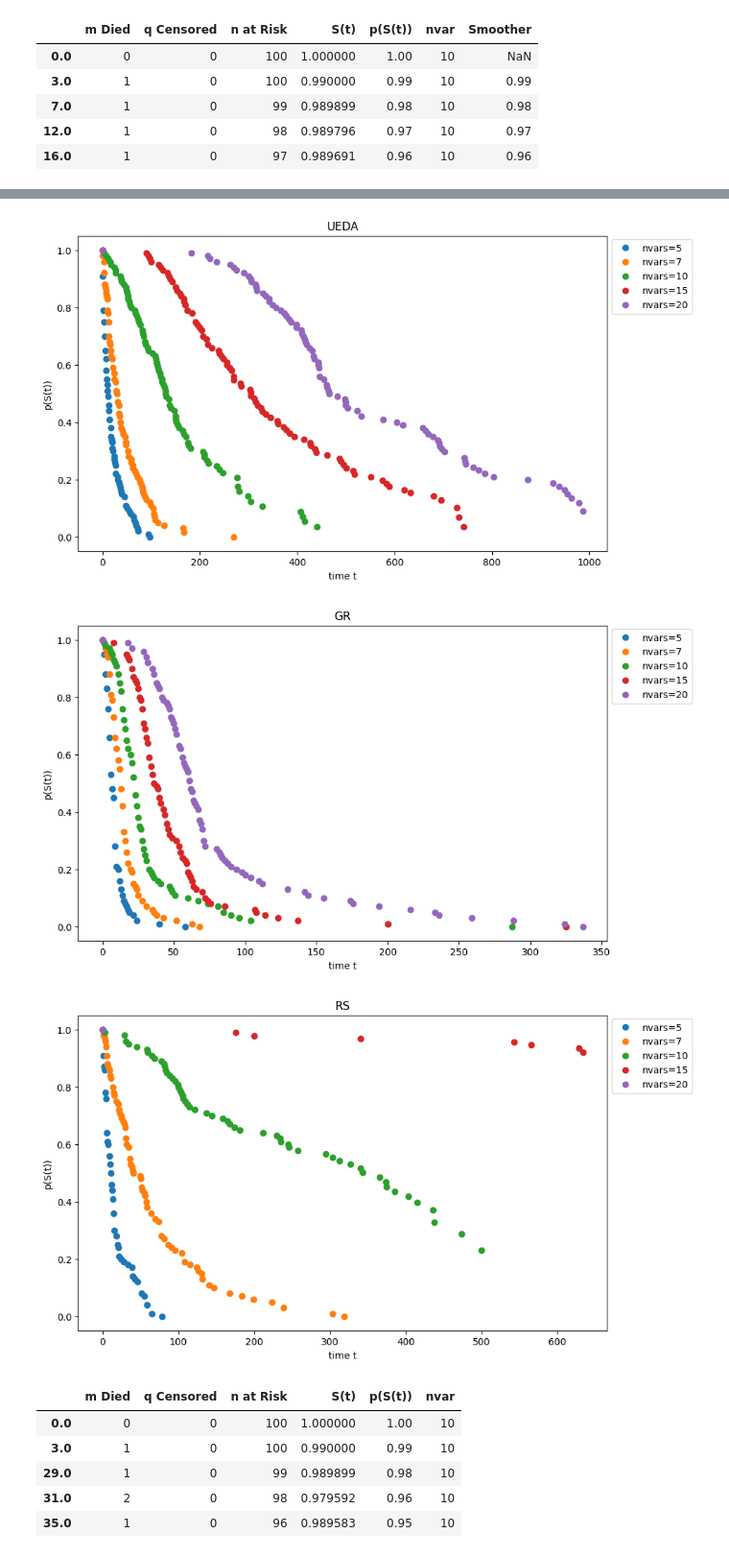
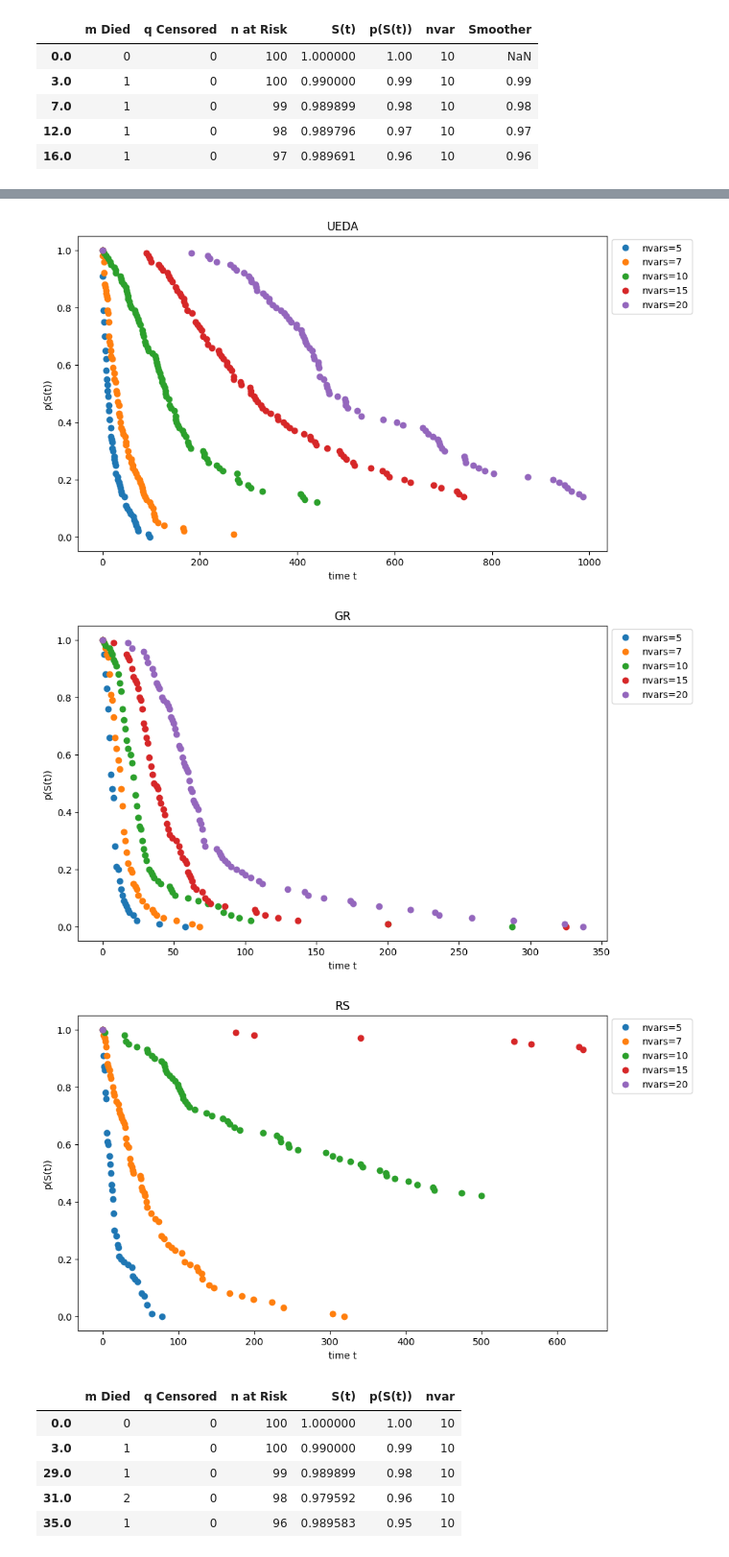
Before and after one commit to denizterzioglu/sabbo, a Jupyter notebook: ANotebook.ipynb, the cells around one changed output, grey strips where cells are left out. Shown at 96% size. Saved outputs shown, nothing was run; the diff lists cells and outputs as text; code cells hidden in the pictures.

```diff
--- a/ANotebook.ipynb
+++ b/ANotebook.ipynb
@@ -289,6 +290,6 @@ In this chapter, different ideas of generating predictions of the runtime with t
 The first approach is the moving average for time series with different intervals. Therefore, standard distribution is required. The Saphiro Wilk test is going to be implemented in order to evaluate the data distribution. It becomes obvious, that the hypothesis H_0 of standard distribution is refused and therefore this approach will be repudiated.<br>
 Then, different mathematical models are used in order to fit each curve. The most common approach is the exponential smoothing out of the Kaplan-Meier-Curves that were displayed before. However, it was displayed, that not all the curves mit fit the exponential model the best. An evaluation will be given after each mathematical model depending on the graphs derived. Each function therefore is supposed to estimate the runtime at a specific point of time for each algorithm and number of optimised variables.
 # %%
-MNQDf = makeMNQDf(10, "UEDA", slots=True)
-MNQDf.head
+MNQDf = makeMNQDf(10, "UEDA", slots=False)
+MNQDf.head()
 # %% [output]
@@ -423,32 +416,32 @@ First and foremost, the datapoints of each are going to be displayed. Afterwards
 # %%
 # Hand over array with numbers for each alg
 # @Dependency: depends on MakeMNQDf
 def plotMaker(arrayo, alg, slots):
     MNQDfDict = dict()
     plt.figure(figsize=(10, 6))
     for nvar in arrayo:
         MNQDf = makeMNQDf(nvar, alg, slots)
         name = f'MNQDf{nvar}{alg}'
         MNQDfDict[name]=MNQDf
         plt.plot(MNQDf.index, MNQDf["p(S(t))"], marker="o", linestyle="None", label=f'nvars={nvar}')
 
     plt.title(alg)
     plt.xlabel('time t')
     plt.ylabel('p(S(t))')
     plt.grid(False)
     plt.legend(loc='center left', bbox_to_anchor=(1, 0.87))
     plt.show()
 
     return MNQDfDict
 
 nvars=[5, 7, 10, 15, 20]
-UEDADict = plotMaker(nvars, "UEDA", True)
-GRDict = plotMaker(nvars, "GR", True)
-RSDict = plotMaker(nvars, "RS", True)
+UEDADict = plotMaker(nvars, "UEDA", False)
+GRDict = plotMaker(nvars, "GR", False)
+RSDict = plotMaker(nvars, "RS", False)
 # %% [output]
-[figure, old version]
+[figure, new version]
 [figure]
-[figure, old version]
+[figure, new version]
 # %%
 MNQDf = makeMNQDf(10, "RS", False)
 MNQDf.head()
```
Also changed, not shown: parts of 11 cells of this notebook.
